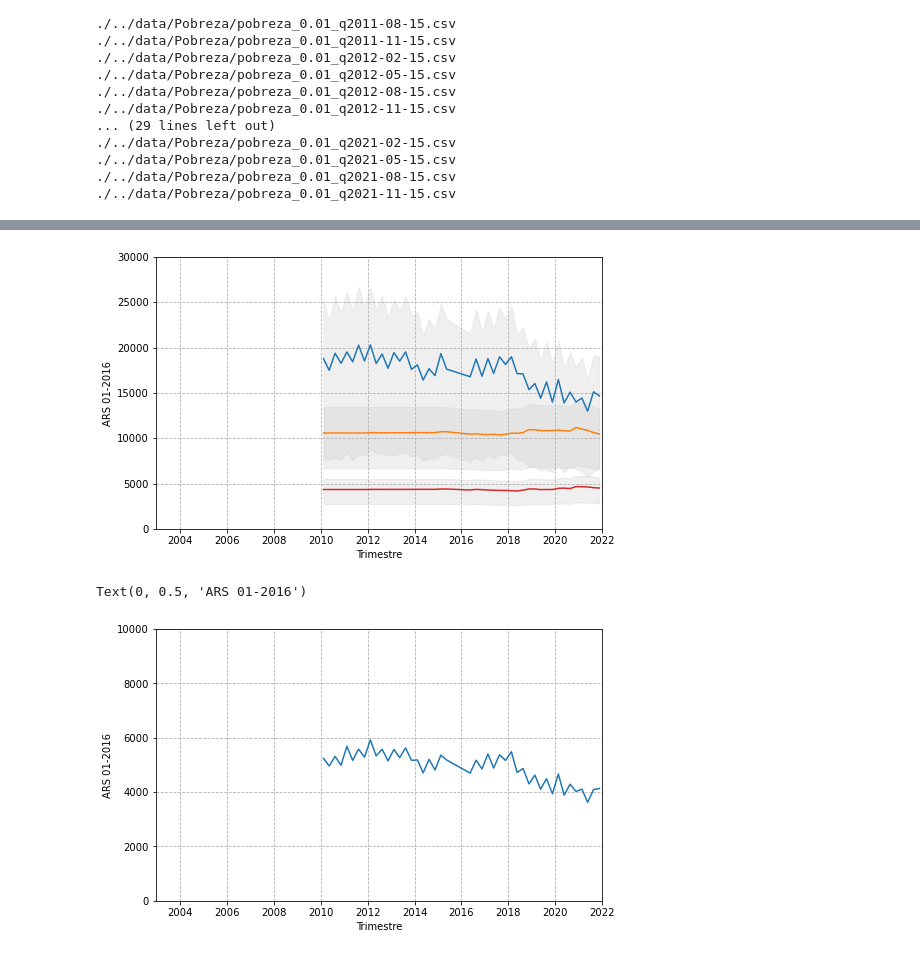
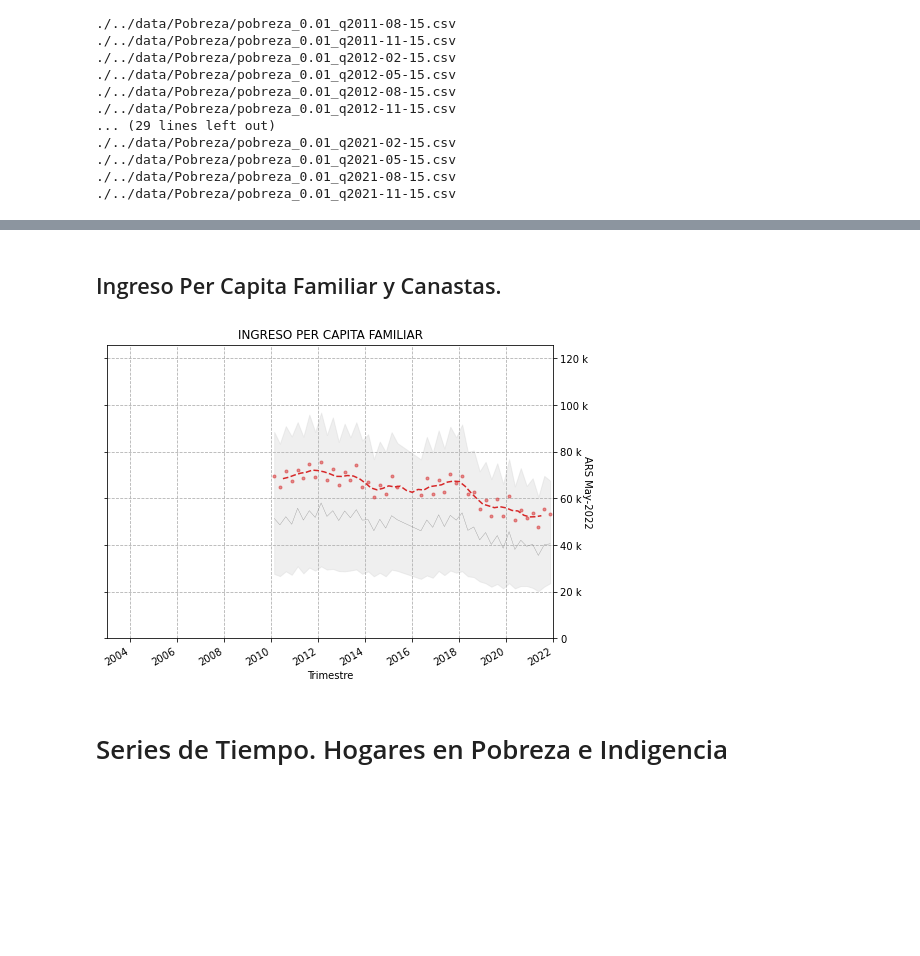
Before and after one commit to matuteiglesias/indice-pobreza-UBA, a Jupyter notebook: notebooks/12 - Validaciones - B - Regresores (Distribucion de Ingreso).ipynb, the cells around one changed output, grey strips where cells are left out. Cells and saved outputs as stored; diff of their text form; code cells hidden in the pictures; blank space fills up the shorter version.

Commit message:
Added user created data

```diff
--- a/notebooks/12 - Validaciones - B - Regresores (Distribucion de Ingreso).ipynb
+++ b/notebooks/12 - Validaciones - B - Regresores (Distribucion de Ingreso).ipynb
@@ -185,0 +206,7 @@ df.index = pd.to_datetime(df.index)
+# %%
+import matplotlib.ticker as mtick
+
+def moving_avg(table):
+    ## Label left. The roilling means are centered nearly on the right date, although one day early.
+    # i.e. 2009-12-31 is the average for 07-2009 to 06-2010
+    return table.resample('QS').mean().interpolate('linear').rolling(4, center = True).mean()
@@ -186,29 +252,33 @@ df.index = pd.to_datetime(df.index)
+# %% [markdown]
+## Ingreso Per Capita Familiar y Canastas.
 # %%
-fig, ax = plt.subplots(1, figsize = (8, 5))
+fig, ax = plt.subplots(1, figsize = (8, 6))
 
-for i, v in enumerate(['CBA', 'CBT', 'P47T_hogar']):
-    ax.fill_between(x = df.index, y1 = df[v].q25, y2 = df[v].q75, color = '.8', alpha = .3)
+data = df_ARShoy
+for i, v in enumerate(['IPCF']):
+    c = ['#d62728', '#ff7f0e', '#1f77b4'][i]
 
-    c = ['#d62728', '#ff7f0e', '#1f77b4'][i]
-    ax.plot(df.index, df[v]['mean'], color = c)
+    ax.fill_between(x = data.index, y1 = data[v].q25, y2 = data[v].q75, color = '.8', alpha = .3)
+    data[v]['mean'].plot(ax =ax, marker = '.', lw = 0, color = c, alpha = .5)
+    data[v]['median'].plot(ax =ax, color = '.5', lw = .3)
+    moving_avg(data[v]['mean']).plot(ax = ax, lw = 1.5, color = c, linestyle = '--')
 
-    ax.grid(linestyle = '--')
-    ax.set_xlim('2003', '2022')
-    ax.set_ylim(0, 3e4)
-    ax.set_xlabel('Trimestre')
-    ax.set_ylabel('ARS 01-2016')
+## Plot Format
+ax.set_title('INGRESO PER CAPITA FAMILIAR')
+ax.grid(linestyle = '--')
+ax.set_xlim('2003', '2022')
+ax.set_ylim(0, data[v].max().quantile(.9))
+ax.set_xlabel('Trimestre')
+ax.set_ylabel('ARS '+today.strftime("%b-%Y"), rotation=270)
+ax.yaxis.tick_right()
+ax.yaxis.set_label_position("right")
+ax.yaxis.set_ticks_position('both')
+
+ticker = mtick.EngFormatter(unit='')
+ax.yaxis.set_major_formatter(ticker)
 
 plt.show()
 # %% [output]
-[figure, old version]
+[figure, new version]
-# %%
-fig, ax = plt.subplots(1, figsize = (8, 5))
-ax.plot(df.index, df['IPCF']['median'], color = c)
-ax.grid(linestyle = '--')
-ax.set_xlim('2003', '2022')
-ax.set_ylim(0, 1e4)
-ax.set_xlabel('Trimestre')
-ax.set_ylabel('ARS 01-2016')
-# %% [output]
-Text(0, 0.5, 'ARS 01-2016')
-[figure, removed]
+# %% [markdown]
+# Series de Tiempo. Hogares en Pobreza e Indigencia
```
Also changed, not shown: parts of 17 cells of this notebook, 2 other files.
